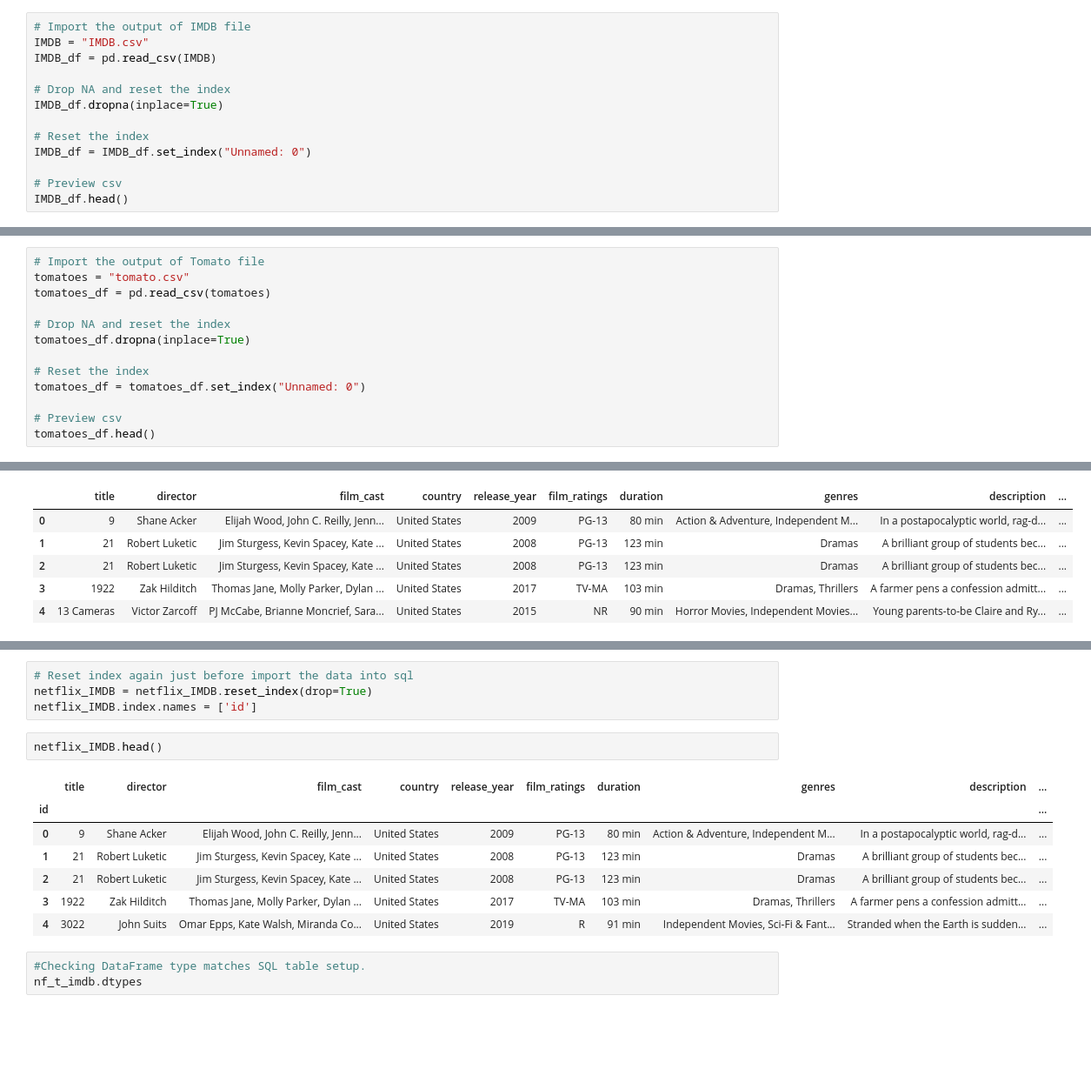
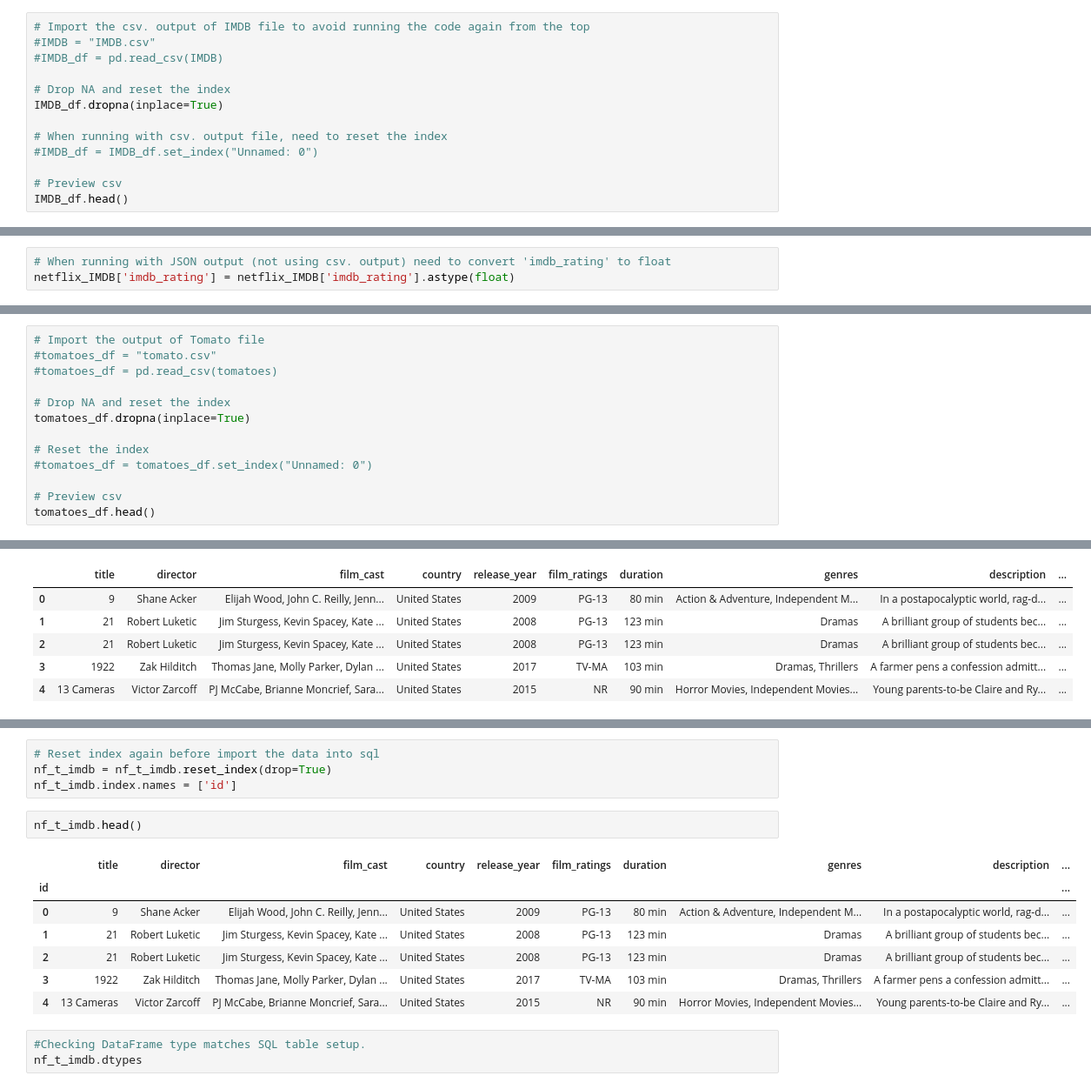
Before and after one commit to williamkewei/ETL-Project, a Jupyter notebook: ETL-Project.ipynb, the cells around one changed output, grey strips where cells are left out. Shown at 87% size. Drawn from its saved outputs; the diff is of its cells as text; blank space fills up the shorter version.

```diff
--- a/ETL-Project.ipynb
+++ b/ETL-Project.ipynb
@@ -168,13 +194,13 @@ IMDB_df.to_csv('IMDB.csv')
 # %%
-# Import the output of IMDB file
-IMDB = "IMDB.csv"
-IMDB_df = pd.read_csv(IMDB)
+# Import the csv. output of IMDB file to avoid running the code again from the top
+#IMDB = "IMDB.csv"
+#IMDB_df = pd.read_csv(IMDB)
 
 # Drop NA and reset the index
 IMDB_df.dropna(inplace=True)
 
-# Reset the index
-IMDB_df = IMDB_df.set_index("Unnamed: 0")
+# When running with csv. output file, need to reset the index
+#IMDB_df = IMDB_df.set_index("Unnamed: 0")
 
 # Preview csv
 IMDB_df.head()
@@ -221,0 +243,3 @@ len(netflix_IMDB)
+# %%
+# When running with JSON output (not using csv. output) need to convert 'imdb_rating' to float
+netflix_IMDB['imdb_rating'] = netflix_IMDB['imdb_rating'].astype(float)
@@ -222,13 +269,13 @@ len(netflix_IMDB)
 # %%
 # Import the output of Tomato file
-tomatoes = "tomato.csv"
-tomatoes_df = pd.read_csv(tomatoes)
+#tomatoes_df = "tomato.csv"
+#tomatoes_df = pd.read_csv(tomatoes)
 
 # Drop NA and reset the index
 tomatoes_df.dropna(inplace=True)
 
 # Reset the index
-tomatoes_df = tomatoes_df.set_index("Unnamed: 0")
+#tomatoes_df = tomatoes_df.set_index("Unnamed: 0")
 
 # Preview csv
 tomatoes_df.head()
@@ -258,17 +304,17 @@ len(nf_t_imdb)
 # %%
-# Reset index again just before import the data into sql
-netflix_IMDB = netflix_IMDB.reset_index(drop=True)
-netflix_IMDB.index.names = ['id']
+# Reset index again before import the data into sql
+nf_t_imdb = nf_t_imdb.reset_index(drop=True)
+nf_t_imdb.index.names = ['id']
 # %%
-netflix_IMDB.head()
+nf_t_imdb.head()
 # %% [output]
 |  | title | director | film_cast | country | release_year | film_ratings | duration | genres | description | ... |
 | id |  |  |  |  |  |  |  |  |  | ... |
 | 0 | 9 | Shane Acker | Elijah Wood, John C. Reilly, Jenn... | United States | 2009 | PG-13 | 80 min | Action & Adventure, Independent M... | In a postapocalyptic world, rag-d... | ... |
 | 1 | 21 | Robert Luketic | Jim Sturgess, Kevin Spacey, Kate ... | United States | 2008 | PG-13 | 123 min | Dramas | A brilliant group of students bec... | ... |
 | 2 | 21 | Robert Luketic | Jim Sturgess, Kevin Spacey, Kate ... | United States | 2008 | PG-13 | 123 min | Dramas | A brilliant group of students bec... | ... |
 | 3 | 1922 | Zak Hilditch | Thomas Jane, Molly Parker, Dylan ... | United States | 2017 | TV-MA | 103 min | Dramas, Thrillers | A farmer pens a confession admitt... | ... |
-| 4 | 3022 | John Suits | Omar Epps, Kate Walsh, Miranda Co... | United States | 2019 | R | 91 min | Independent Movies, Sci-Fi & Fant... | Stranded when the Earth is sudden... | ... |
+| 4 | 13 Cameras | Victor Zarcoff | PJ McCabe, Brianne Moncrief, Sara... | United States | 2015 | NR | 90 min | Horror Movies, Independent Movies... | Young parents-to-be Claire and Ry... | ... |
 # %%
 #Checking DataFrame type matches SQL table setup.
 nf_t_imdb.dtypes
```
Also changed, not shown: parts of 18 cells of this notebook.
